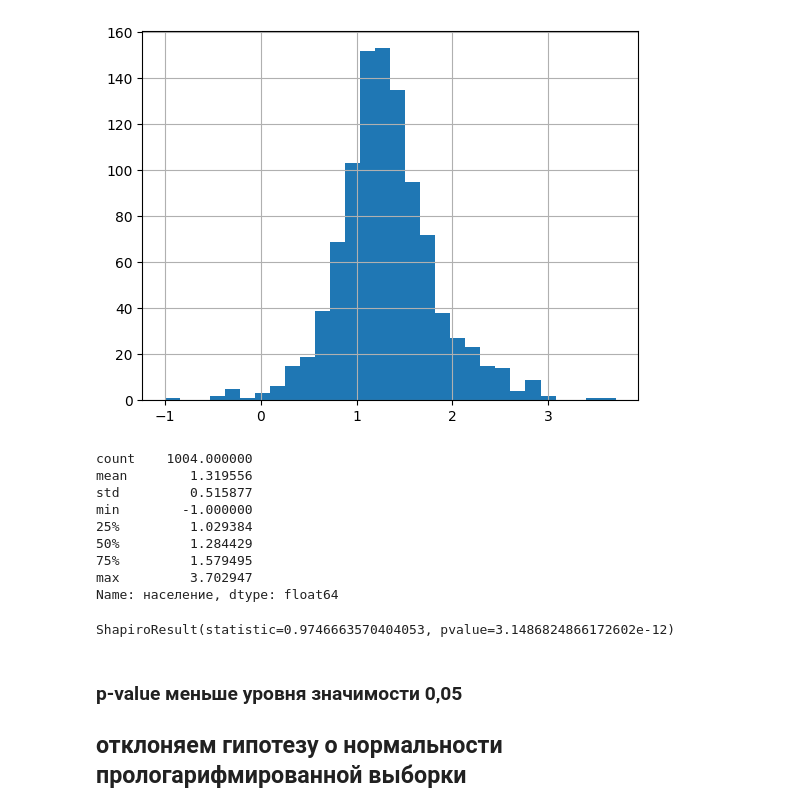
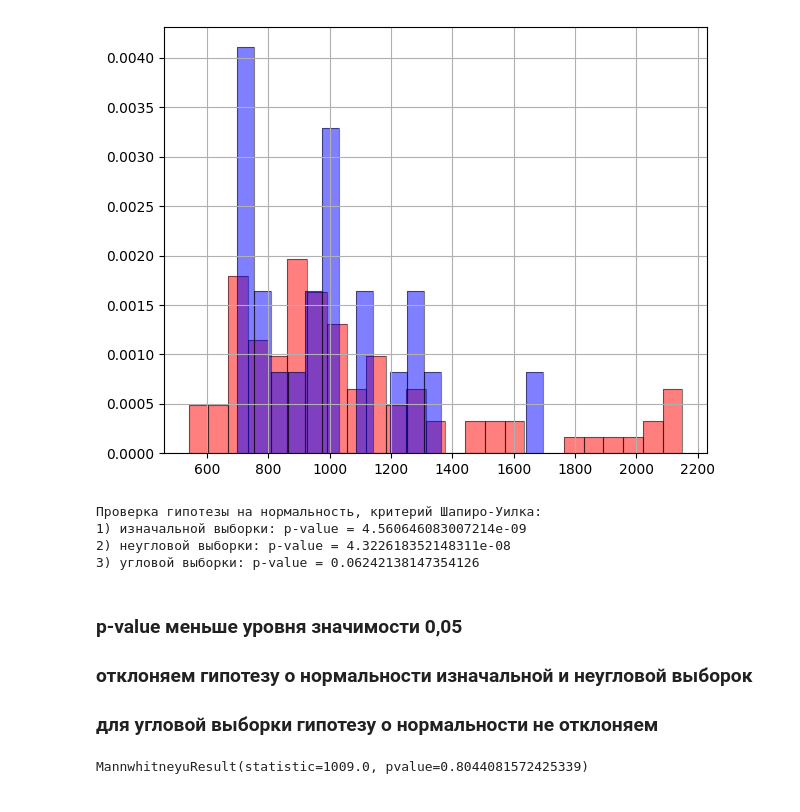
Before and after one commit to EugeneTheWatchman/applied-data-analysis-methods, a Jupyter notebook: z5/hypothesis-testing-part-2.ipynb, the cells around one changed output. Drawn from its saved outputs; the diff is of its cells as text; code cells hidden in the pictures.

```diff
--- a/z5/hypothesis-testing-part-2.ipynb
+++ b/z5/hypothesis-testing-part-2.ipynb
@@ -46,28 +68,28 @@ KeyError: 'население'
+# %%
+fig = plt.figure(tight_layout=True)
+ax = fig.add_subplot()
+
+plot_hist((uncorner_houses['PRICE']),'r', True)
+plot_hist((corner_houses['PRICE']),'b', True)
+ax.grid()
+plt.show()
+# %% [output]
+[figure, added]
 # %%
-logarithmicData = np.log10(data['население'])
-bins = 30
-counts, bins = np.histogram(logarithmicData, bins=bins) # ruleOf3std - правило 3 сигм, убирает из вывода переменные, выходящие за рамки правила
-plt.hist(bins[:-1], bins, weights=counts)
-plt.grid(True)
-plt.show()
+print('Проверка гипотезы на нормальность, критерий Шапиро-Уилка:'); i = 1
+print(f'{i}) изначальной выборки: p-value =', scipy.stats.shapiro((data['PRICE'])).pvalue); i += 1
+print(f'{i}) неугловой выборки: p-value =', scipy.stats.shapiro((uncorner_houses['PRICE'])).pvalue); i += 1
+print(f'{i}) угловой выборки: p-value =', scipy.stats.shapiro((corner_houses['PRICE'])).pvalue); i += 1
 # %% [output]
-[figure, removed]
+Проверка гипотезы на нормальность, критерий Шапиро-Уилка:
+1) изначальной выборки: p-value = 4.560646083007214e-09
+2) неугловой выборки: p-value = 4.322618352148311e-08
+3) угловой выборки: p-value = 0.06242138147354126
-# %%
-logarithmicData.describe()
-# %% [output]
-count    1004.000000
-mean        1.319556
-std         0.515877
-min        -1.000000
-25%         1.029384
-50%         1.284429
-75%         1.579495
-max         3.702947
-Name: население, dtype: float64
-# %%
-scipy.stats.shapiro(logarithmicData)
-# %% [output]
-ShapiroResult(statistic=0.9746663570404053, pvalue=3.1486824866172602e-12)
 # %% [markdown]
 ### p-value меньше уровня значимости 0,05
-## отклоняем гипотезу о нормальности прологарифмированной выборки
+### отклоняем гипотезу о нормальности изначальной и неугловой выборок
+### для угловой выборки гипотезу о нормальности не отклоняем
+# %%
+scipy.stats.mannwhitneyu(corner_houses['PRICE'], uncorner_houses['PRICE'], method='asymptotic')
+# %% [output]
+MannwhitneyuResult(statistic=1009.0, pvalue=0.8044081572425339)
```
Also changed, not shown: parts of 10 cells of this notebook, 1 other file.
